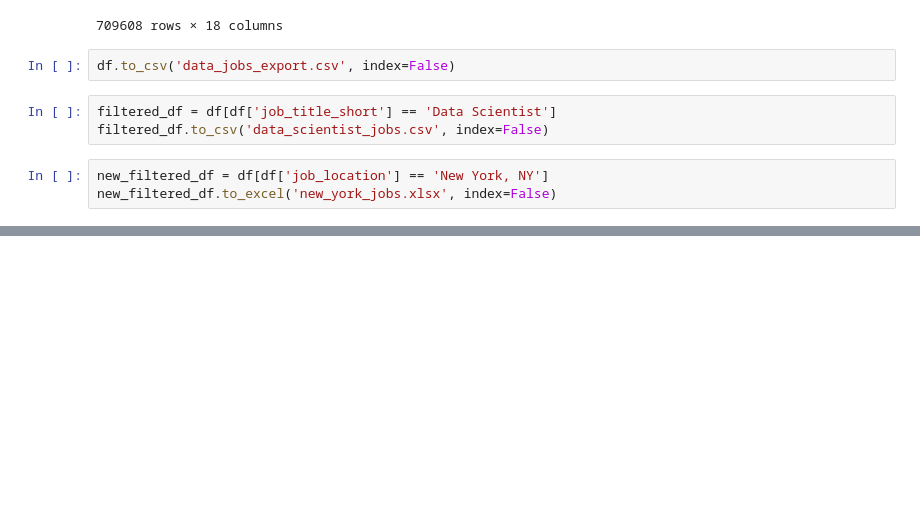
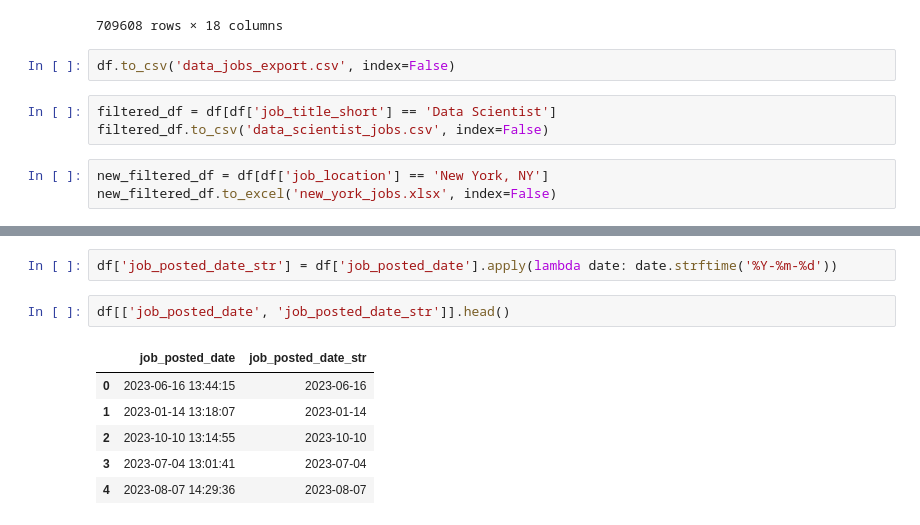
Before and after one commit to BindonWrathbite/Python-Data-Advanced, a Jupyter notebook: pandas_merge_concat_frames.ipynb, the cells around one changed output, grey strips where cells are left out. Drawn from its saved outputs; the diff is of its cells as text; blank space fills up the shorter version.

```diff
--- a/pandas_merge_concat_frames.ipynb
+++ b/pandas_merge_concat_frames.ipynb
@@ -208,3 +208,14 @@ new_filtered_df.head(5)
 | 177 | Senior Data Engineer | Cyber Senior Data Engineer | New York, NY | via LinkedIn | Full-time | False | ... |
 | 230 | Data Analyst | Financial Systems – Business Anal... | New York, NY | via Redstream Technology | Full-time | False | ... |
 | 502 | Data Analyst | Reporting Data Analyst | New York, NY | via ZipRecruiter | Full-time | False | ... |
+# %%
+df['job_posted_date_str'] = df['job_posted_date'].apply(lambda date: date.strftime('%Y-%m-%d'))
+# %%
+df[['job_posted_date', 'job_posted_date_str']].head()
+# %% [output]
+|  | job_posted_date | job_posted_date_str |
+| 0 | 2023-06-16 13:44:15 | 2023-06-16 |
+| 1 | 2023-01-14 13:18:07 | 2023-01-14 |
+| 2 | 2023-10-10 13:14:55 | 2023-10-10 |
+| 3 | 2023-07-04 13:01:41 | 2023-07-04 |
+| 4 | 2023-08-07 14:29:36 | 2023-08-07 |
```
